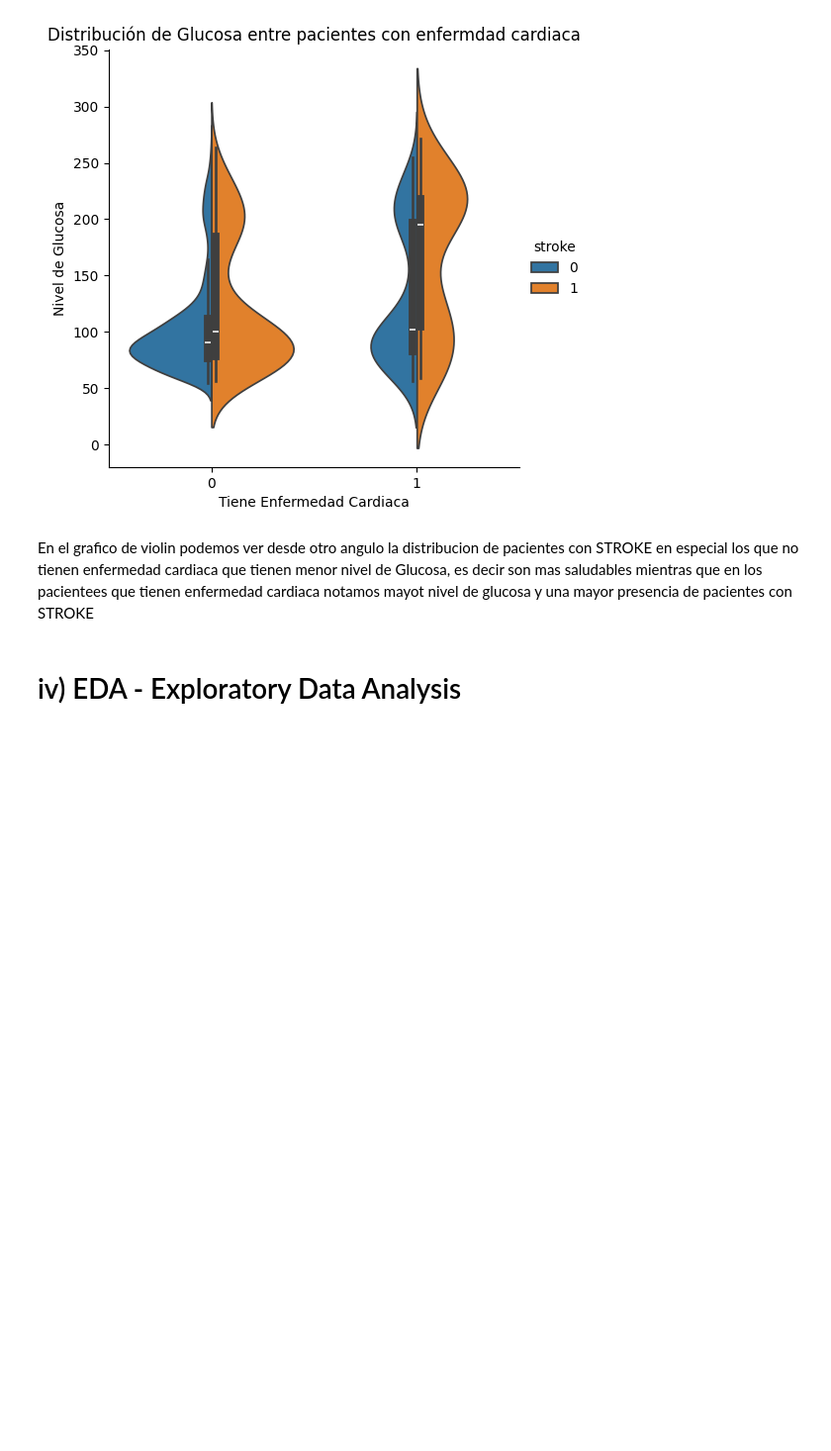
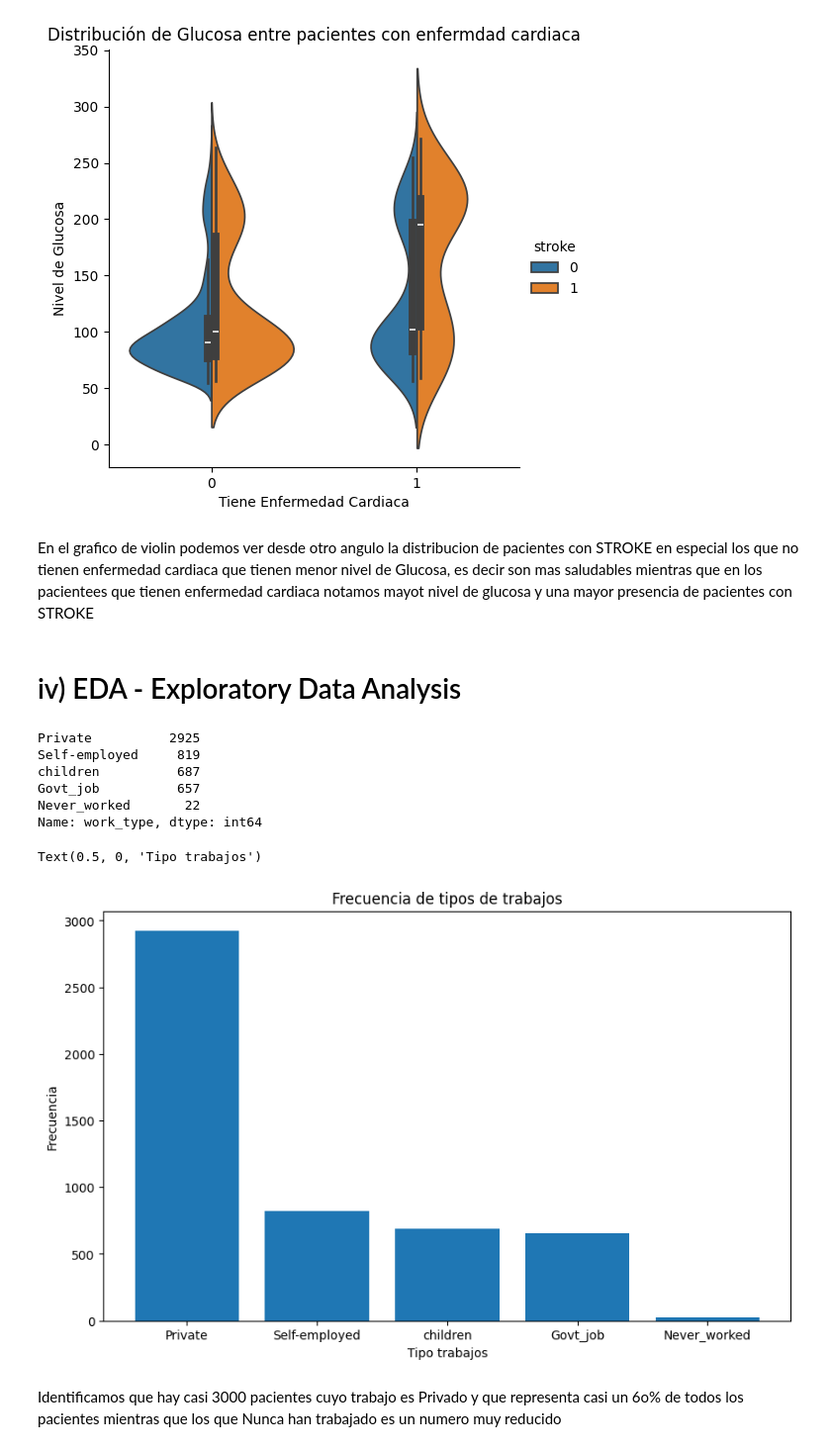
Before and after one commit to CarlosLeguiz/StrokePrediction, a Jupyter notebook: StrokePrediction.ipynb, the cells around one changed output. Shown: that part at 99% size. Saved outputs shown, nothing was run; the diff lists cells and outputs as text; code cells hidden in the pictures; blank space fills up the shorter version.

```diff
--- a/StrokePrediction.ipynb
+++ b/StrokePrediction.ipynb
@@ -250,3 +250,24 @@ ax.set(xlabel='Tiene Enfermedad Cardiaca', ylabel='Nivel de Glucosa', title='Dis
 En el grafico de violin podemos ver desde otro angulo la distribucion de pacientes con STROKE en especial los que no tienen enfermedad cardiaca que tienen menor nivel de Glucosa, es decir son mas saludables mientras que en los pacientees que tienen enfermedad cardiaca notamos mayot nivel de glucosa y una mayor presencia de pacientes con STROKE
 # %% [markdown]
 # iv) EDA - Exploratory Data Analysis
+# %%
+serie_trabajos = df.work_type.value_counts()  # obtenemos la frecuencia de pacientes que tienen un determinado tipo de trabajo
+serie_trabajos
+# %% [output]
+Private          2925
+Self-employed     819
+children          687
+Govt_job          657
+Never_worked       22
+Name: work_type, dtype: int64
+# %%
+fig, ax = plt.subplots(figsize=(10,6))  # realizamos un barchar para los tipos de trabajo de los pacientes
+ax.bar(serie_trabajos.index, serie_trabajos)
+ax.set_title('Frecuencia de tipos de trabajos')
+ax.set_ylabel('Frecuencia')
+ax.set_xlabel('Tipo trabajos')
+# %% [output]
+Text(0.5, 0, 'Tipo trabajos')
+[figure, added]
+# %% [markdown]
+Identificamos que hay casi 3000 pacientes cuyo trabajo es Privado y que representa casi un 6o% de todos los pacientes mientras que los que Nunca han trabajado es un numero muy reducido
```
Also changed, not shown: parts of 4 cells of this notebook.
